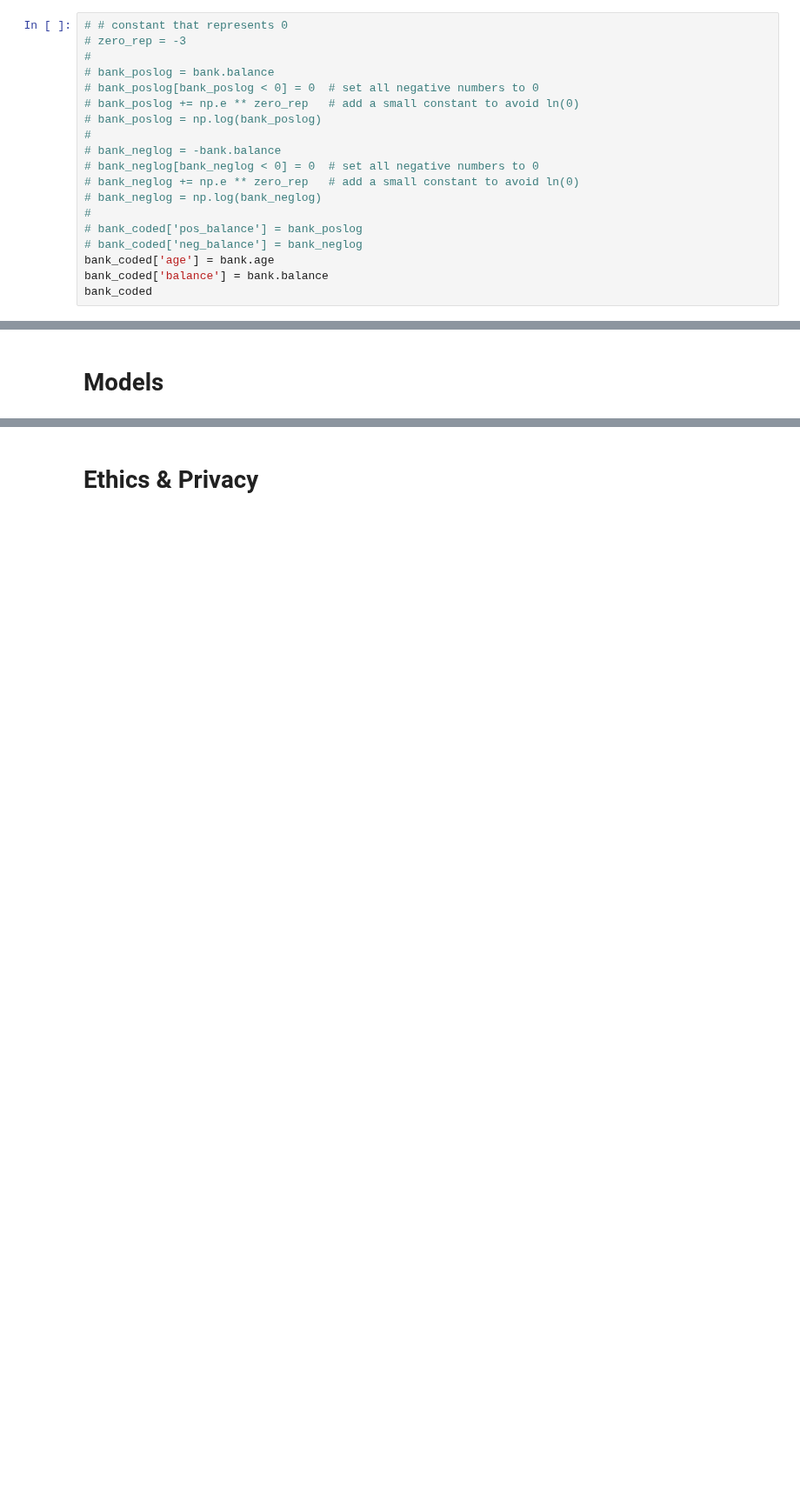
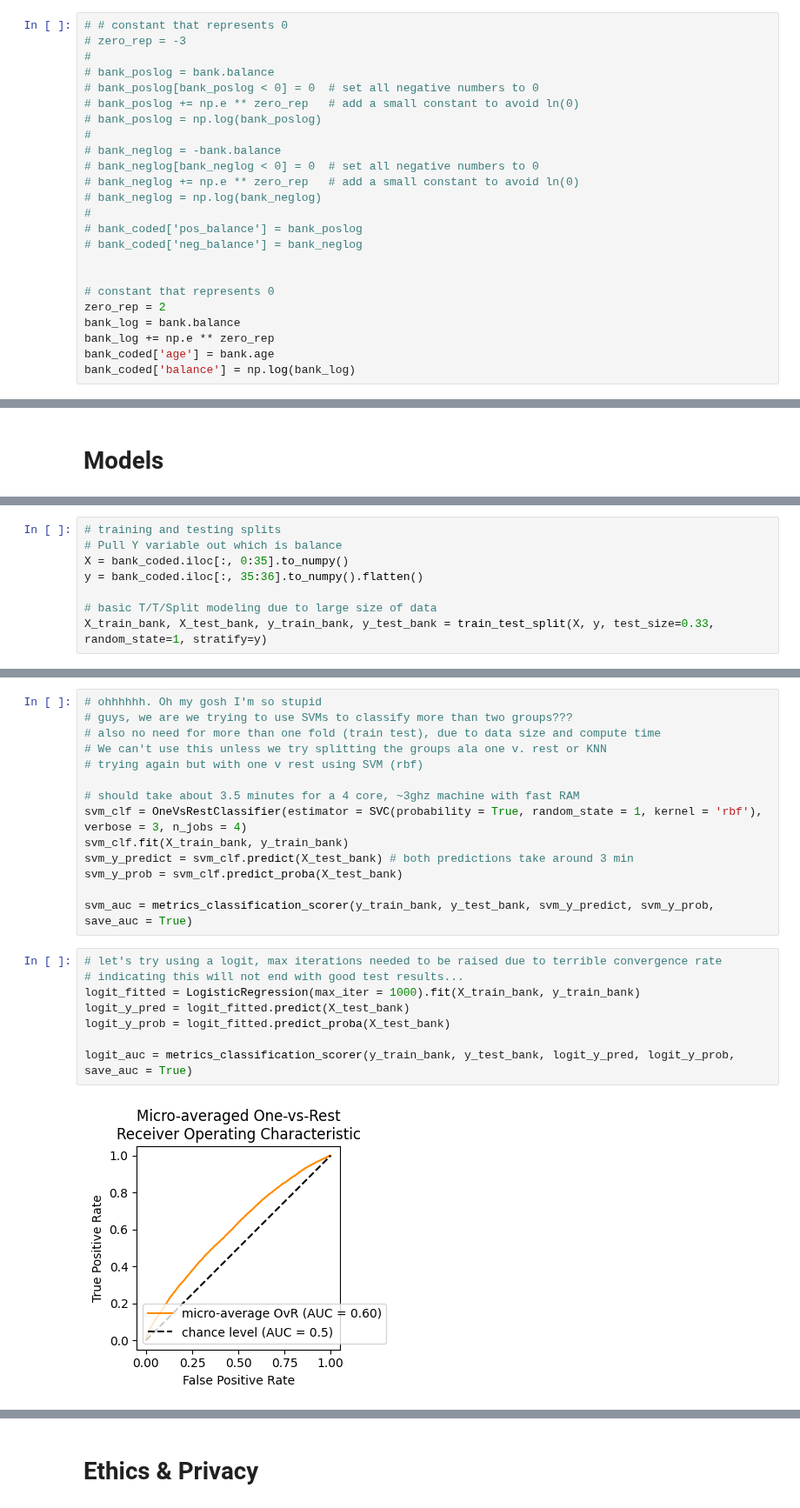
Before and after one commit to COGS118A/Group030-Wi23, a Jupyter notebook: CheckpointGroup030-Wi23.ipynb, the cells around one changed output, grey strips where cells are left out. Shown at 87% size. Drawn from its saved outputs; the diff is of its cells as text; blank space fills up the shorter version.

Commit message:
added some SciKit models + metrics integration + fixed onehot df

```diff
--- a/CheckpointGroup030-Wi23.ipynb
+++ b/CheckpointGroup030-Wi23.ipynb
@@ -267,6 +259,11 @@ bank_coded.head()
 #
 # bank_coded['pos_balance'] = bank_poslog
 # bank_coded['neg_balance'] = bank_neglog
+
+
+# constant that represents 0
+zero_rep = 2
+bank_log = bank.balance
+bank_log += np.e ** zero_rep
 bank_coded['age'] = bank.age
-bank_coded['balance'] = bank.balance
-bank_coded
+bank_coded['balance'] = np.log(bank_log)
@@ -379,0 +335,8 @@ plt.show()
+# %%
+# training and testing splits
+# Pull Y variable out which is balance
+X = bank_coded.iloc[:, 0:35].to_numpy()
+y = bank_coded.iloc[:, 35:36].to_numpy().flatten()
+
+# basic T/T/Split modeling due to large size of data
+X_train_bank, X_test_bank, y_train_bank, y_test_bank = train_test_split(X, y, test_size=0.33, random_state=1, stratify=y)
@@ -379,0 +391,24 @@ plt.show()
+# %%
+# ohhhhhh. Oh my gosh I'm so stupid
+# guys, we are we trying to use SVMs to classify more than two groups???
+# also no need for more than one fold (train test), due to data size and compute time
+# We can't use this unless we try splitting the groups ala one v. rest or KNN
+# trying again but with one v rest using SVM (rbf)
+
+# should take about 3.5 minutes for a 4 core, ~3ghz machine with fast RAM
+svm_clf = OneVsRestClassifier(estimator = SVC(probability = True, random_state = 1, kernel = 'rbf'), verbose = 3, n_jobs = 4)
+svm_clf.fit(X_train_bank, y_train_bank)
+svm_y_predict = svm_clf.predict(X_test_bank) # both predictions take around 3 min
+svm_y_prob = svm_clf.predict_proba(X_test_bank)
+
+svm_auc = metrics_classification_scorer(y_train_bank, y_test_bank, svm_y_predict, svm_y_prob, save_auc = True)
+# %%
+# let's try using a logit, max iterations needed to be raised due to terrible convergence rate
+# indicating this will not end with good test results...
+logit_fitted = LogisticRegression(max_iter = 1000).fit(X_train_bank, y_train_bank)
+logit_y_pred = logit_fitted.predict(X_test_bank)
+logit_y_prob = logit_fitted.predict_proba(X_test_bank)
+
+logit_auc = metrics_classification_scorer(y_train_bank, y_test_bank, logit_y_pred, logit_y_prob, save_auc = True)
+# %% [output]
+[figure, added]
```
Also changed, not shown: parts of 20 cells of this notebook.
